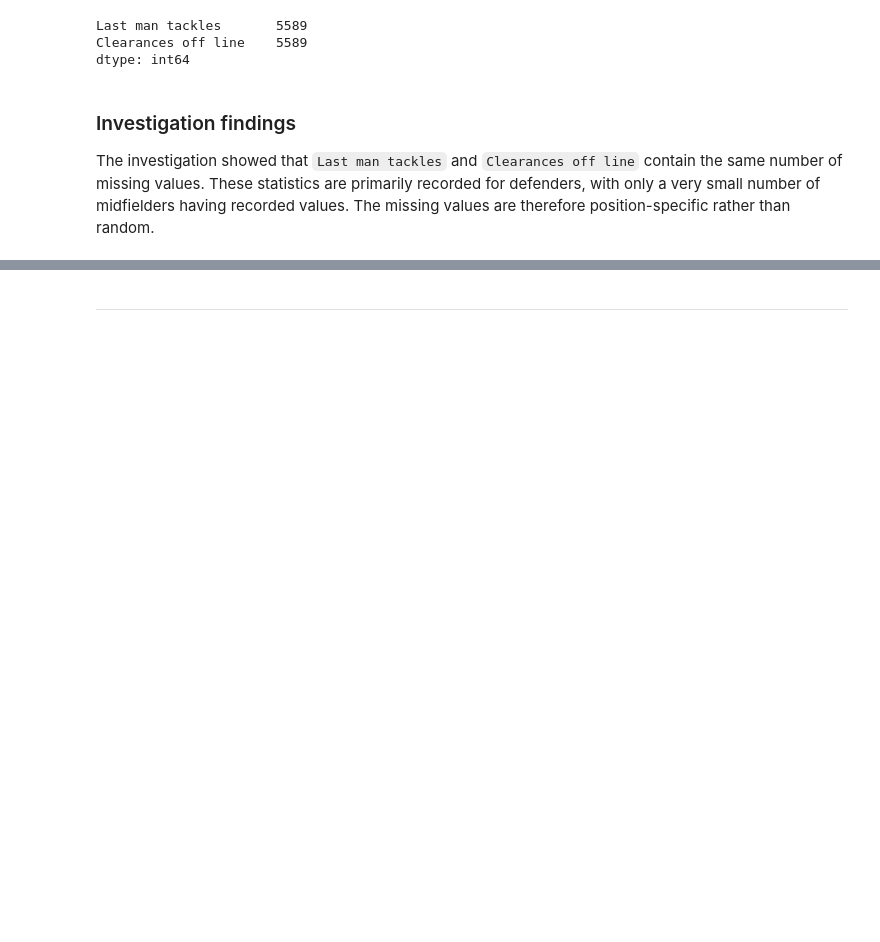
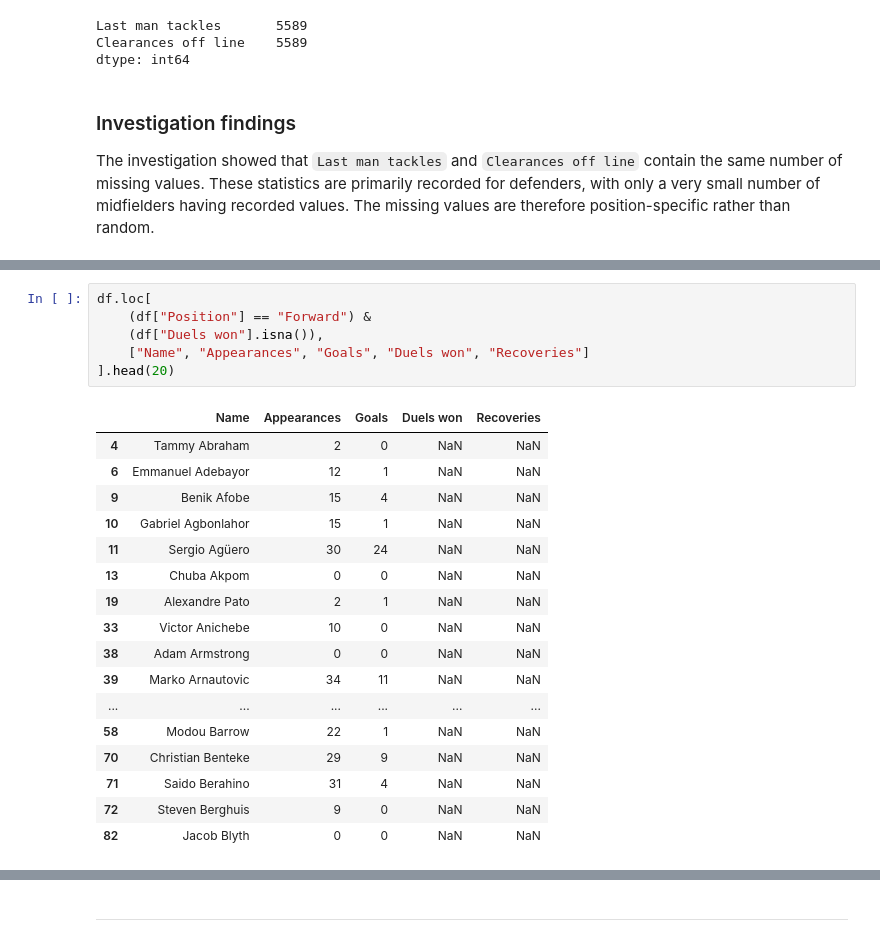
Before and after one commit to garethrogers28/premier-league-predictor, a Jupyter notebook: jupyter_notebooks/02_Data_Cleaning.ipynb, the cells around one changed output, grey strips where cells are left out. Saved outputs shown, nothing was run; the diff lists cells and outputs as text; blank space fills up the shorter version.

```diff
--- a/jupyter_notebooks/02_Data_Cleaning.ipynb
+++ b/jupyter_notebooks/02_Data_Cleaning.ipynb
@@ -435,0 +537,24 @@ The investigation showed that `Last man tackles` and `Clearances off line` conta
+# %%
+df.loc[
+    (df["Position"] == "Forward") &
+    (df["Duels won"].isna()),
+    ["Name", "Appearances", "Goals", "Duels won", "Recoveries"]
+].head(20)
+# %% [output]
+|  | Name | Appearances | Goals | Duels won | Recoveries |
+| 4 | Tammy Abraham | 2 | 0 | NaN | NaN |
+| 6 | Emmanuel Adebayor | 12 | 1 | NaN | NaN |
+| 9 | Benik Afobe | 15 | 4 | NaN | NaN |
+| 10 | Gabriel Agbonlahor | 15 | 1 | NaN | NaN |
+| 11 | Sergio Agüero | 30 | 24 | NaN | NaN |
+| 13 | Chuba Akpom | 0 | 0 | NaN | NaN |
+| 19 | Alexandre Pato | 2 | 1 | NaN | NaN |
+| 33 | Victor Anichebe | 10 | 0 | NaN | NaN |
+| 38 | Adam Armstrong | 0 | 0 | NaN | NaN |
+| 39 | Marko Arnautovic | 34 | 11 | NaN | NaN |
+| ... | ... | ... | ... | ... | ... |
+| 58 | Modou Barrow | 22 | 1 | NaN | NaN |
+| 70 | Christian Benteke | 29 | 9 | NaN | NaN |
+| 71 | Saido Berahino | 31 | 4 | NaN | NaN |
+| 72 | Steven Berghuis | 9 | 0 | NaN | NaN |
+| 82 | Jacob Blyth | 0 | 0 | NaN | NaN |
```
Also changed, not shown: parts of 14 cells of this notebook.
